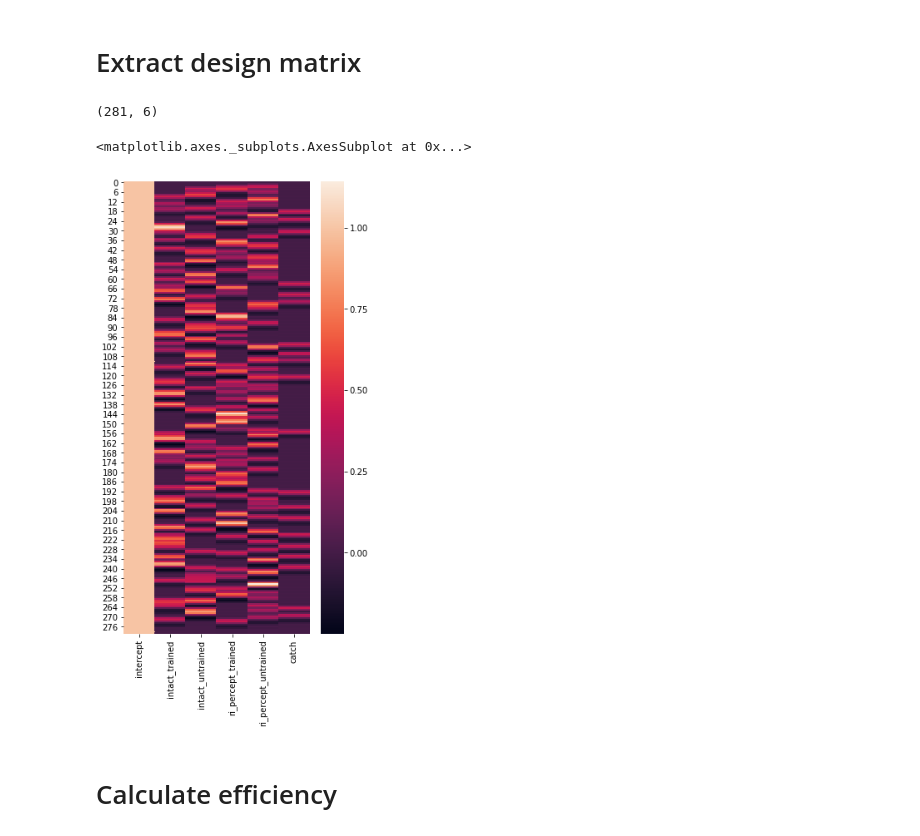
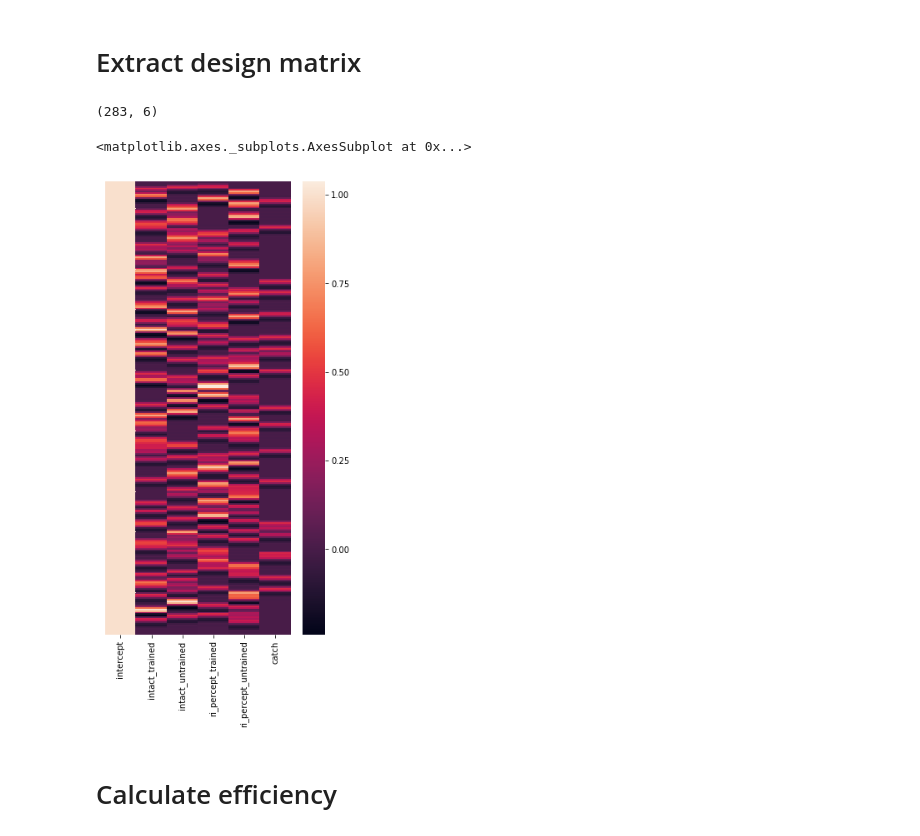
Before and after one commit to oliver-contier/ri_hmax, a Jupyter notebook: experiments/RI_objects_RSA/demo_efficiency.ipynb, the cells around one changed output. Drawn from its saved outputs; the diff is of its cells as text; code cells hidden in the pictures.

```diff
--- a/experiments/RI_objects_RSA/glm_design_opt/demo_efficiency.ipynb
+++ b/experiments/RI_objects_RSA/demo_efficiency.ipynb
@@ -122,18 +108,25 @@ def assertplus2(list1, list2):
     return None
 
 
-def add_empty_responses(stimsequence):
+def add_empty_responses(stimsequence,
+                        add_empty_onset=True,
+                        add_trial_num=True):
     """
     Add empty dummy information for the to-be-captured responses to each stimulus dict in sequence. These are:
     Rt, accuracy, keys, trial_num, and ran. This will allow all trials with their information to be written in the
     logg-file even if they haven't run yet.
+
+    To use this function on pre-generated sequences (from design optimization), that already have onsets and trial
+    numbers, these keys may optionally not be added
     """
     for trial_num, stimdict in enumerate(stimsequence):
-        stimdict['global_onset_time'] = None
+        if add_empty_onset:
+            stimdict['global_onset_time'] = None
         stimdict['RT'] = None
         stimdict['accuracy'] = None
         stimdict['keys'] = None
-        stimdict['trial_num'] = trial_num
+        if add_trial_num:
+            stimdict['trial_num'] = trial_num
         stimdict['ran'] = False
     return stimsequence
 
@@ -605,14 +596,15 @@ design_matrix = construct_design_matrix(onset_dicts)
 # %%
 np.shape(design_matrix)
 # %% [output]
-(281, 6)
+(283, 6)
 # %%
 fig, ax = plt.subplots(figsize=(5,10))
 sns.heatmap(design_matrix,
-            xticklabels= ['intercept'] + [i['regname'] for i in onset_dicts])
+            xticklabels= ['intercept'] + [i['regname'] for i in onset_dicts],
+            yticklabels=[])
 # %% [output]
 <matplotlib.axes._subplots.AxesSubplot at 0x...>
-[figure, old version]
+[figure, new version]
 # %% [markdown]
 # Calculate efficiency
 # %% [markdown]
```
Also changed, not shown: parts of 15 cells of this notebook, 6 other files.
